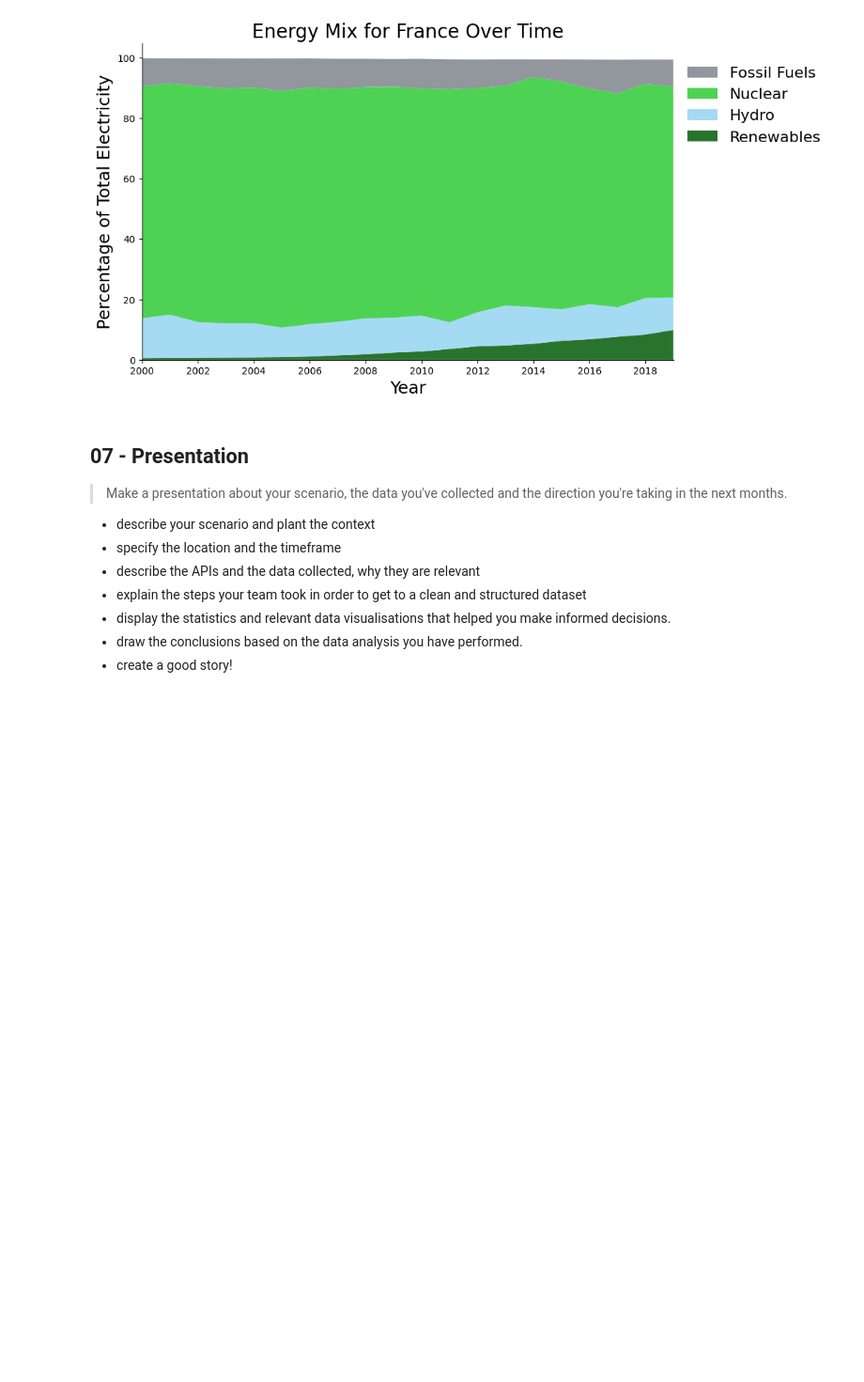
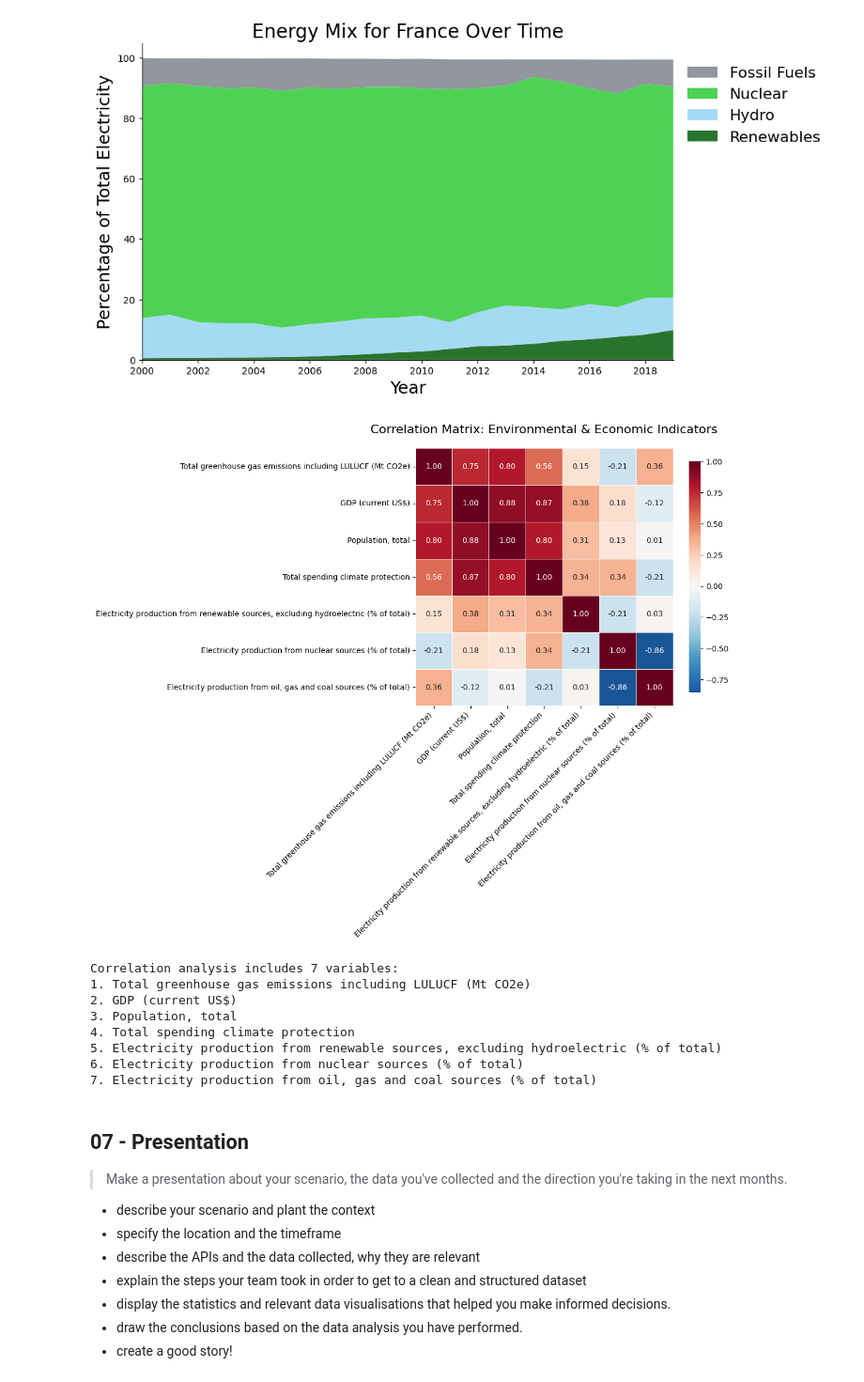
Before and after one commit to cedrickopp-esmt/data_wrangling_team_pluto, a Jupyter notebook: Team_pluto_part03.ipynb, the cells around one changed output. Shown: that part at 94% size. Drawn from its saved outputs; the diff is of its cells as text; code cells hidden in the pictures; blank space fills up the shorter version.

```diff
--- a/Team_pluto_part03.ipynb
+++ b/Team_pluto_part03.ipynb
@@ -454,6 +454,68 @@ for country in countries:
 # %% [output]
 [figure]
 [figure]
+# %%
+# Create correlation heatmap for key environmental and economic indicators
+
+correlation_columns = [
+    'Total greenhouse gas emissions including LULUCF (Mt CO2e)',
+    'GDP (current US$)',
+    'Population, total',
+    'Total spending climate protection',
+    'Electricity production from renewable sources, excluding hydroelectric (% of total)',
+    'Electricity production from nuclear sources (% of total)',
+    'Electricity production from oil, gas and coal sources (% of total)'
+
+]
+
+available_columns = [col for col in correlation_columns if col in wb_oecd.columns]
+correlation_data = wb_oecd[available_columns].copy()
+
+
+correlation_data = correlation_data.dropna()
+
+
+correlation_matrix = correlation_data.corr()
+
+
+plt.figure(figsize=(12, 10))
+
+
+heatmap = sns.heatmap(
+    correlation_matrix,
+    annot=True,
+    cmap='RdBu_r',
+    center=0,
+    square=True,
+    fmt='.2f',
+    cbar_kws={'shrink': 0.8},
+    linewidths=0.5
+)
+
+plt.title('Correlation Matrix: Environmental & Economic Indicators',
+          fontsize=16, pad=20)
+
+
+plt.xticks(rotation=45, ha='right')
+plt.yticks(rotation=0)
+
+
+plt.tight_layout()
+plt.show()
+
+print(f"Correlation analysis includes {len(available_columns)} variables:")
+for i, col in enumerate(available_columns, 1):
+    print(f"{i}. {col}")
+# %% [output]
+[figure, added]
+Correlation analysis includes 7 variables:
+1. Total greenhouse gas emissions including LULUCF (Mt CO2e)
+2. GDP (current US$)
+3. Population, total
+4. Total spending climate protection
+5. Electricity production from renewable sources, excluding hydroelectric (% of total)
+6. Electricity production from nuclear sources (% of total)
+7. Electricity production from oil, gas and coal sources (% of total)
 # %% [markdown]
 ## 07 - Presentation
 
```
Also changed, not shown: parts of 1 cell of this notebook.
